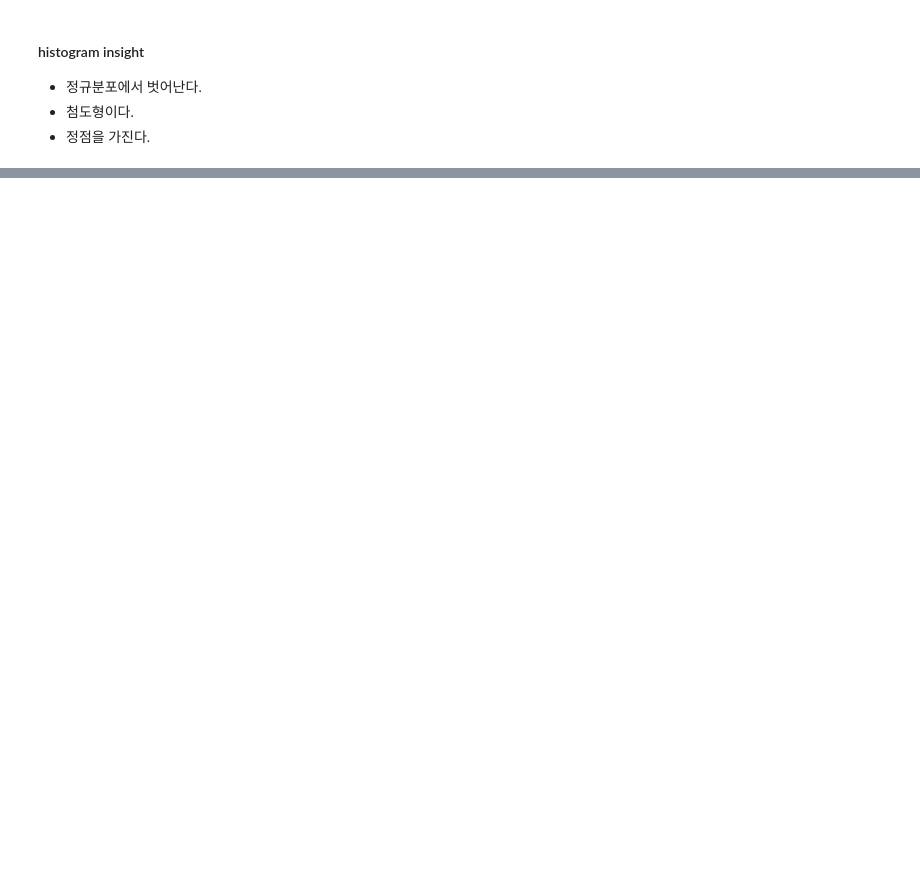
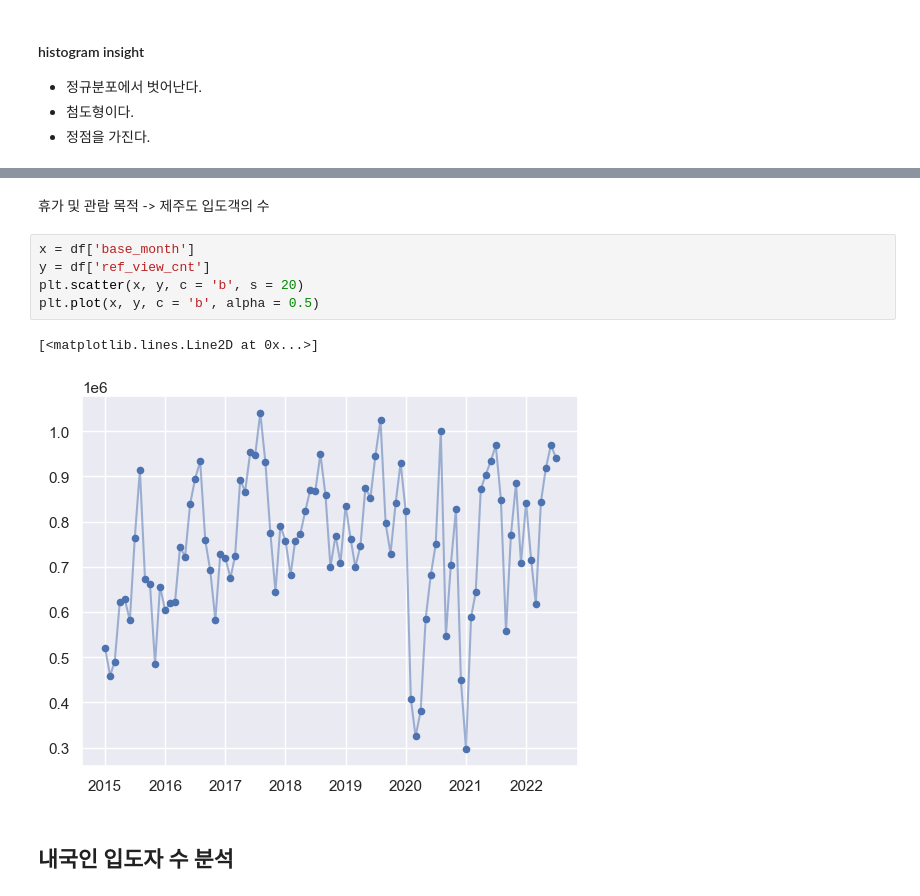
Before and after one commit to YuLim2/BigContest2022, a Jupyter notebook: BigContest2022.ipynb, the cells around one changed output, grey strips where cells are left out. Cells and saved outputs as stored; diff of their text form; blank space fills up the shorter version.

```diff
--- a/BigContest2022.ipynb
+++ b/BigContest2022.ipynb
@@ -108,0 +133,12 @@ Kurtosis: 1.214166
+# %% [markdown]
+휴가 및 관람 목적 -> 제주도 입도객의 수
+# %%
+x = df['base_month']
+y = df['ref_view_cnt']
+plt.scatter(x, y, c = 'b', s = 20)
+plt.plot(x, y, c = 'b', alpha = 0.5)
+# %% [output]
+[<matplotlib.lines.Line2D at 0x...>]
+[figure, added]
+# %% [markdown]
+## 내국인 입도자 수 분석
```
Also changed, not shown: parts of 12 cells of this notebook.
